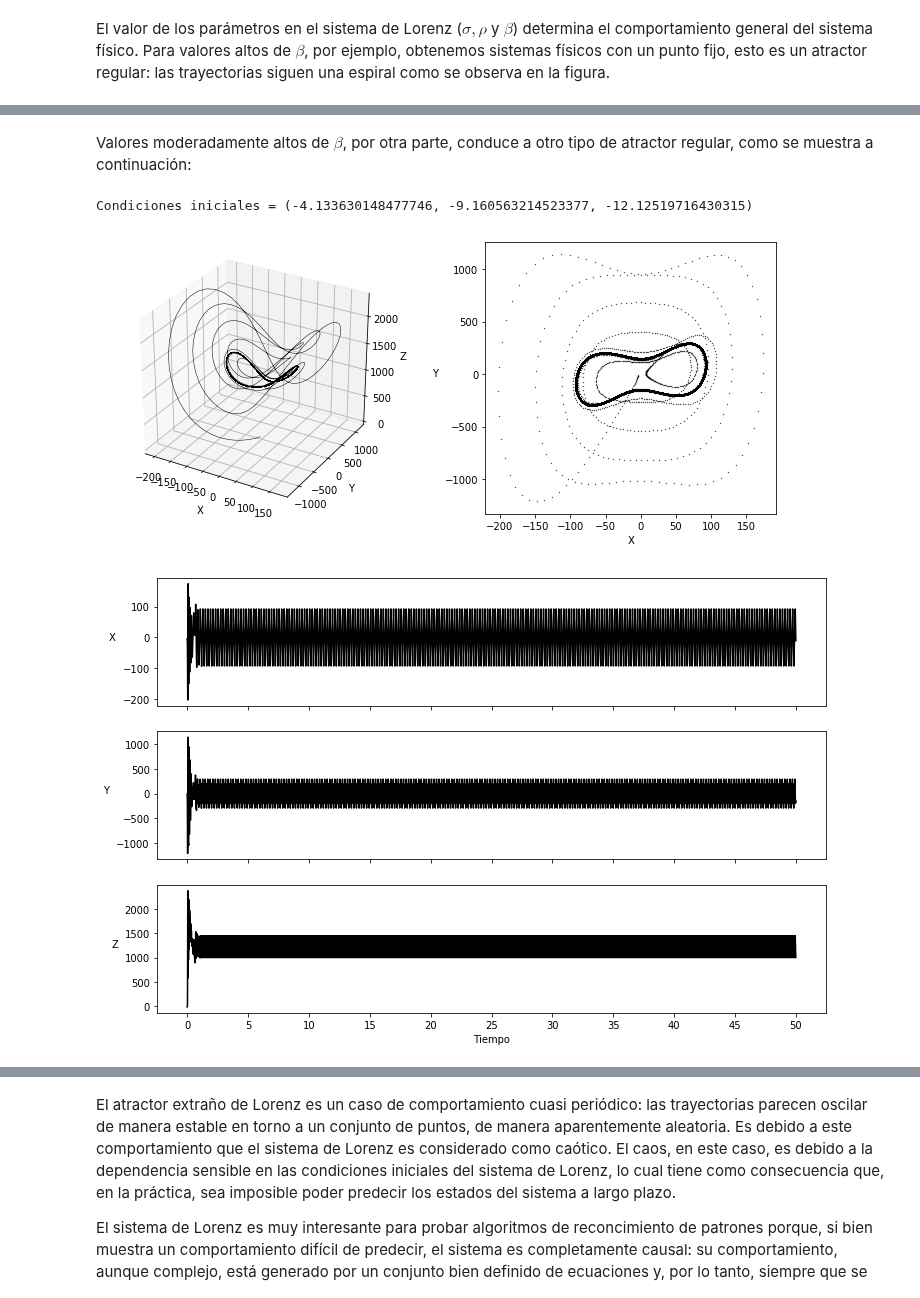
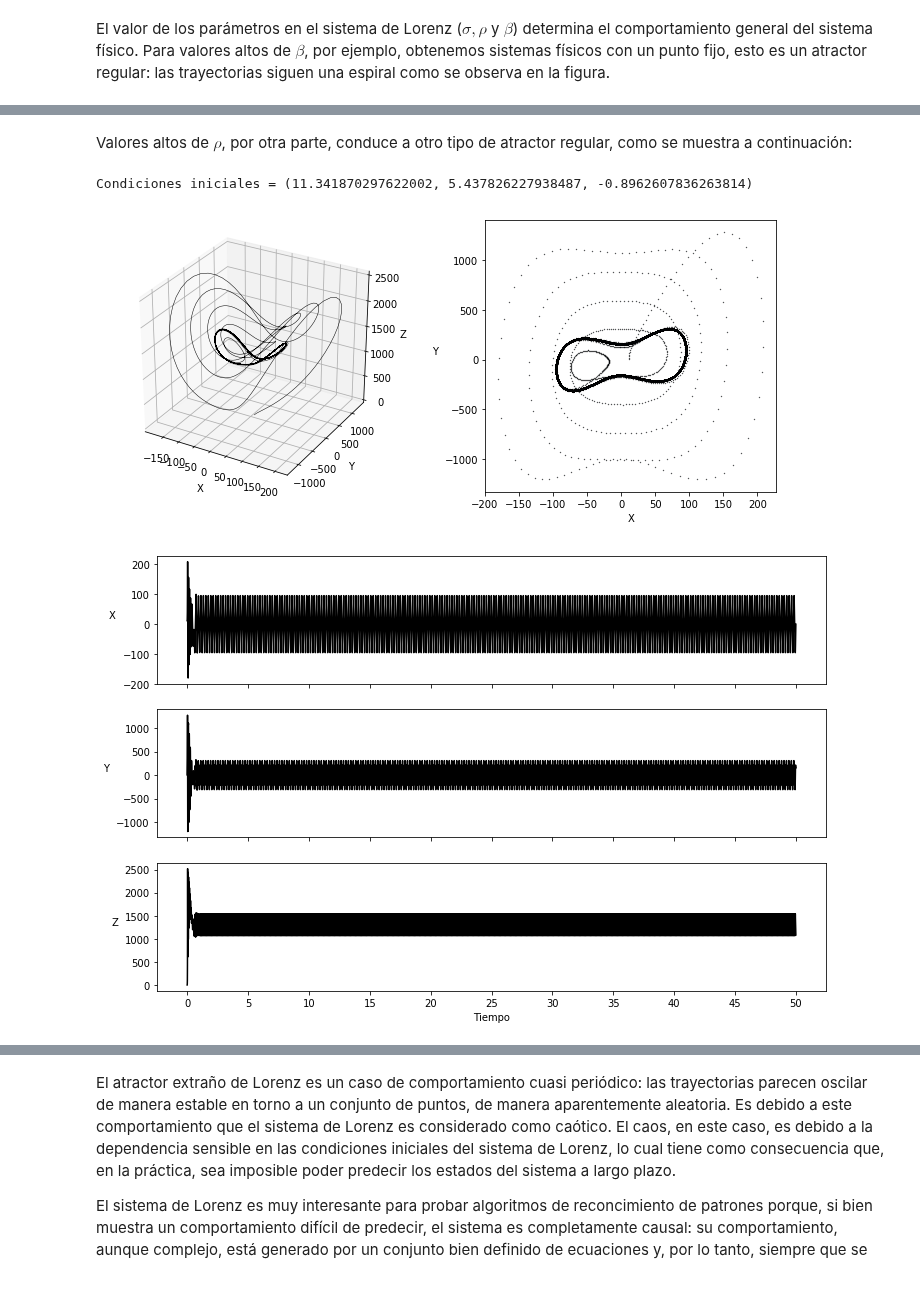
Before and after one commit to rsotoc/pattern-recognition, a Jupyter notebook: 1.3. Introducción III.ipynb, the cells around one changed output, grey strips where cells are left out. Drawn from its saved outputs; the diff is of its cells as text; code cells hidden in the pictures.

```diff
--- a/1.3. Introducción III.ipynb
+++ b/1.3. Introducción III.ipynb
@@ -158,16 +156,16 @@ Condiciones iniciales = (-6.811311409212459, 8.661777800493955, -2.0252856997606
 # %% [markdown]
-Valores moderadamente altos de $\beta$, por otra parte, conduce a otro tipo de atractor regular, como se muestra a continuación:
+Valores altos de $\rho$, por otra parte, conduce a otro tipo de atractor regular, como se muestra a continuación:
 # %%
 # Definir el rango de integración, asumiendo t0 = 0
 max_time = 50.0
 num_steps = 1000 # Divisiones del rango
 
-t, x_t = solve_lorenz(rho=1200)
+t, x_t = solve_lorenz(rho=1280)
 plot_system(x_t)
 # %% [output]
-Condiciones iniciales = (-4.133630148477746, -9.160563214523377, -12.12519716430315)
+Condiciones iniciales = (11.341870297622002, 5.437826227938487, -0.8962607836263814)
-[figure, old version]
+[figure, new version]
-[figure, old version]
+[figure, new version]
 # %% [markdown]
 En este caso, se trata de un ciclo límite, esto es, una trayectoria cerrada en el espacio de fases tal que al menos otra trayectoria no cerrada tiende en espiral hacia ella (este fenómeno sólo ocurre en sistemas no lineales). Si todas las trayectorias, como en este caso, tienden en espiral hacia el ciclo límite, se dice que es un atractor (regular) o un ciclo límite estable.
 
```
Also changed, not shown: parts of 7 cells of this notebook.
